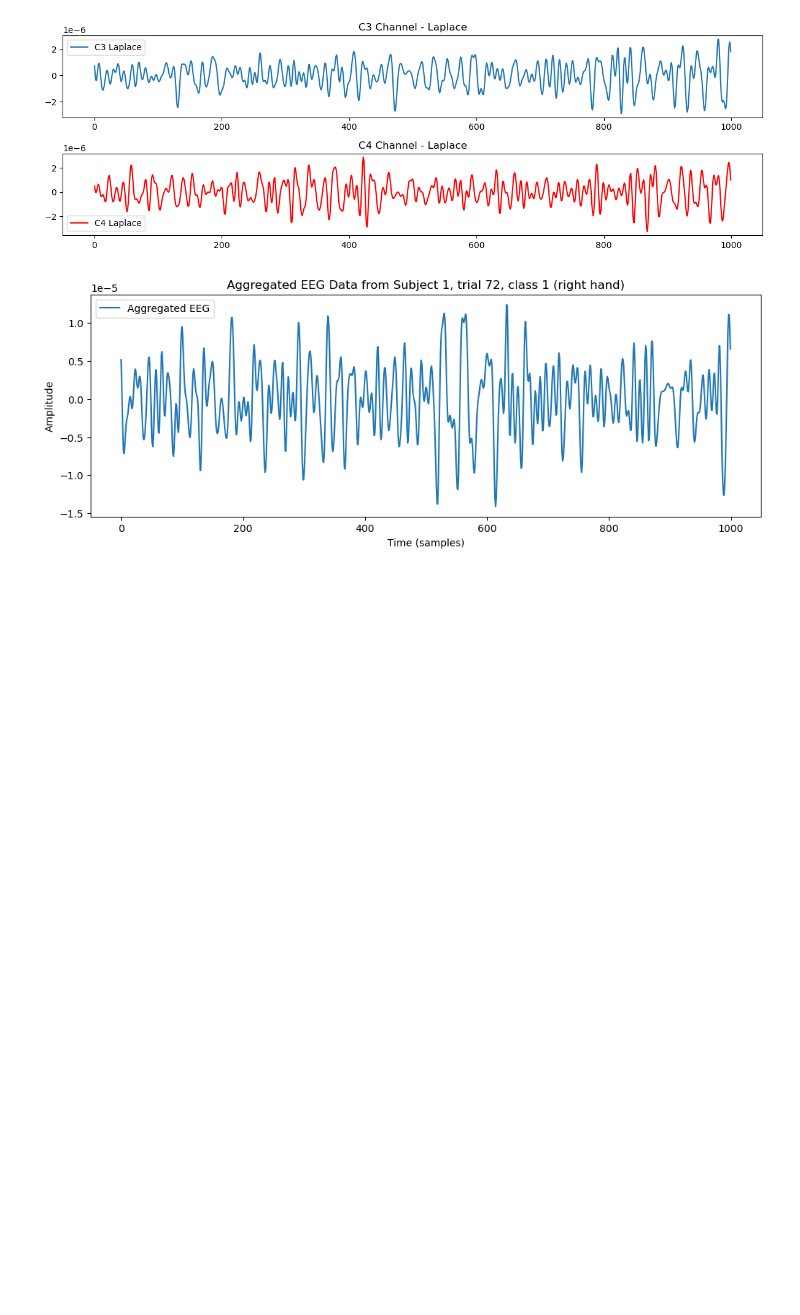
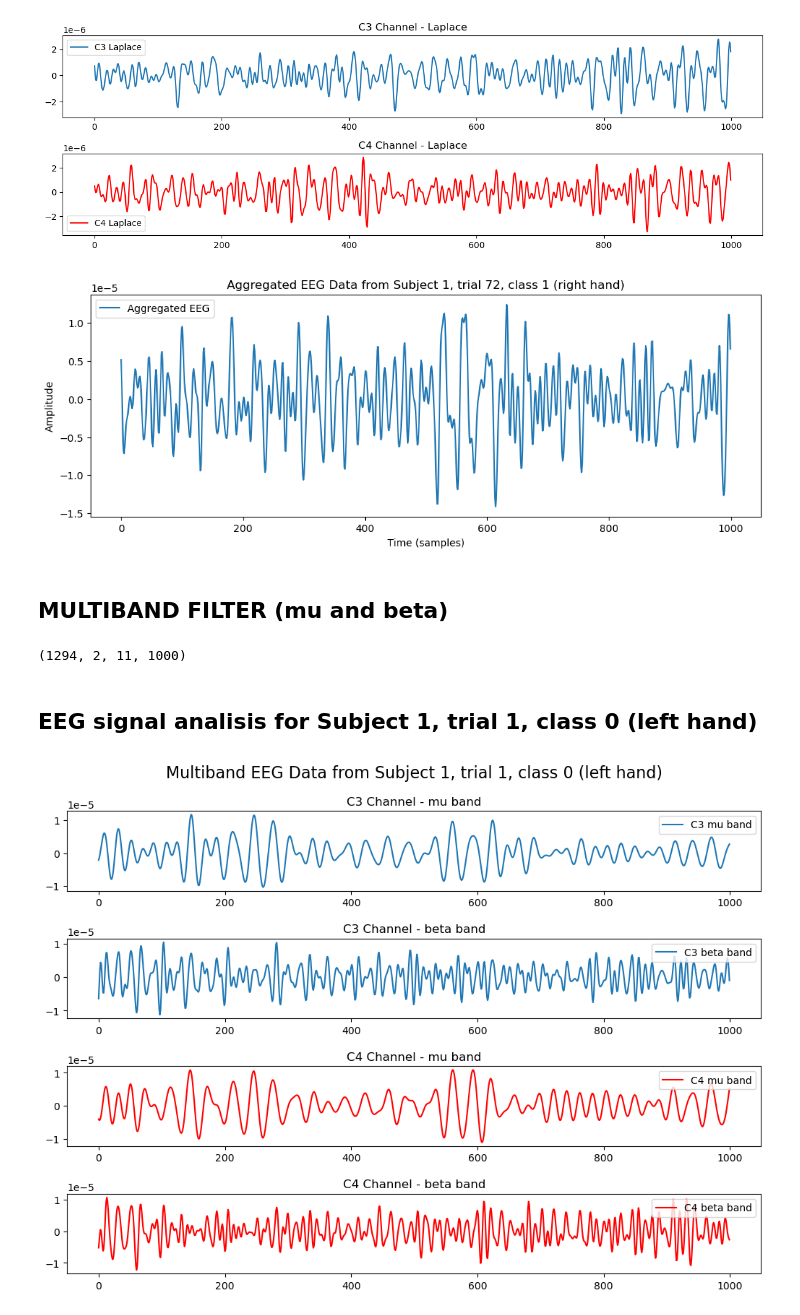
Before and after one commit to EnekoIsturitzSesma/Biosignal-ML-Analysis, a Jupyter notebook: notebooks/preprocess.ipynb, the cells around one changed output. Drawn from its saved outputs; the diff is of its cells as text; code cells hidden in the pictures; blank space fills up the shorter version.

Commit message:
multiband preprocessing

```diff
--- a/notebooks/preprocess.ipynb
+++ b/notebooks/preprocess.ipynb
@@ -218,3 +215,40 @@ plt.legend()
 plt.show()
 # %% [output]
 [figure]
+# %% [markdown]
+## MULTIBAND FILTER (mu and beta)
+# %%
+data = load_all_subjects(data_path, use_multiband=True, bands=[(8, 12), (13, 30)])
+
+print(data['X'].shape)
+# %% [output]
+(1294, 2, 11, 1000)
+# %% [markdown]
+## EEG signal analisis for Subject 1, trial 1, class 0 (left hand)
+# %%
+trial_idx = 0
+
+fig, axes = plt.subplots(4, 1, figsize=(12, 8))
+axes[0].plot(data['X'][trial_idx][0][3], label='C3 mu band')
+axes[1].plot(data['X'][trial_idx][1][3], label='C3 beta band')
+axes[2].plot(data['X'][trial_idx][0][7], label='C4 mu band', color='red')
+axes[3].plot(data['X'][trial_idx][1][7], label='C4 beta band', color='red')
+axes[0].set_title('C3 Channel - mu band')
+axes[1].set_title('C3 Channel - beta band')
+axes[2].set_title('C4 Channel - mu band')
+axes[3].set_title('C4 Channel - beta band')
+axes[0].legend(loc='upper right')
+axes[1].legend(loc='upper right')
+axes[2].legend(loc='upper right')
+axes[3].legend(loc='upper right')
+plt.tight_layout()
+plt.suptitle('Multiband EEG Data from Subject 1, trial 1, class 0 (left hand)', fontsize=16)
+plt.subplots_adjust(left=0.1,
+                    bottom=0.1,
+                    right=0.9,
+                    top=0.9,
+                    wspace=0.4,
+                    hspace=0.6)
+plt.show()
+# %% [output]
+[figure, added]
```
Also changed, not shown: parts of 5 cells of this notebook, 2 other files.
